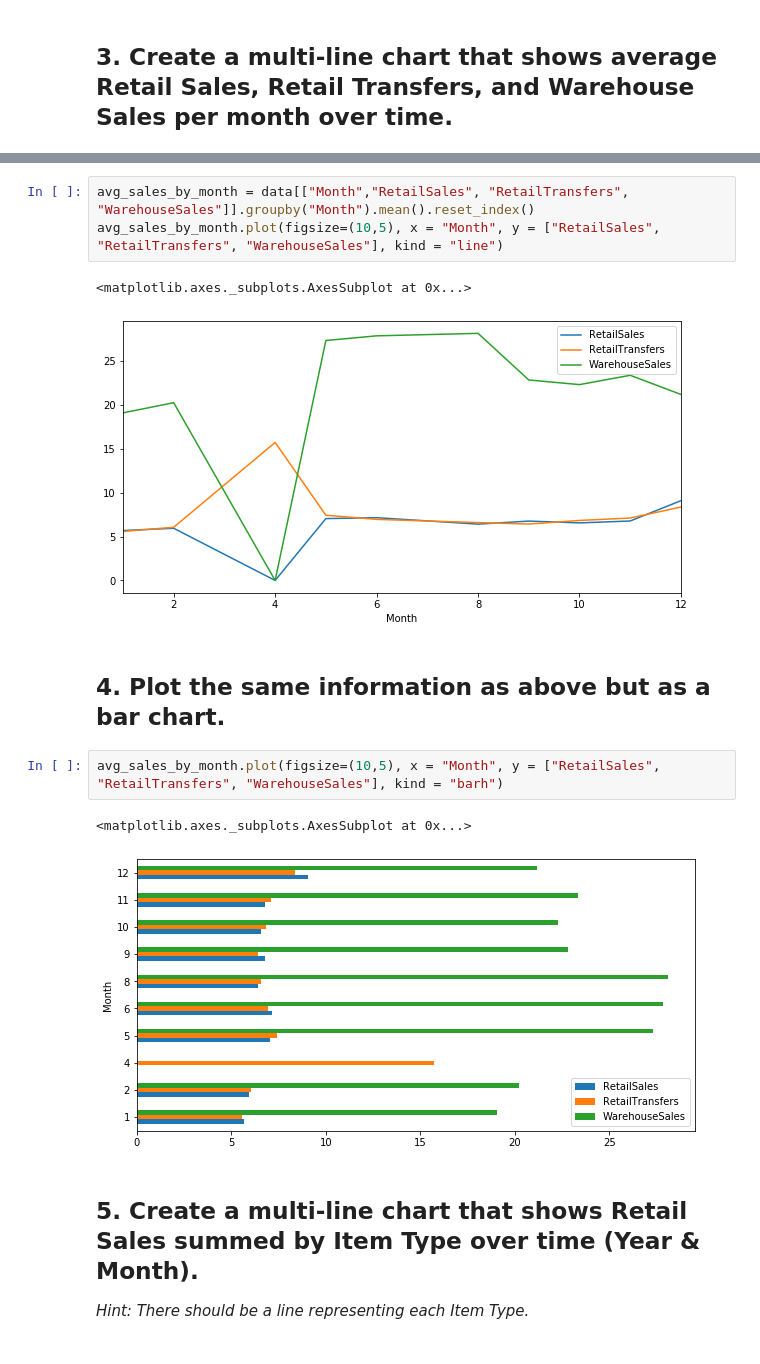
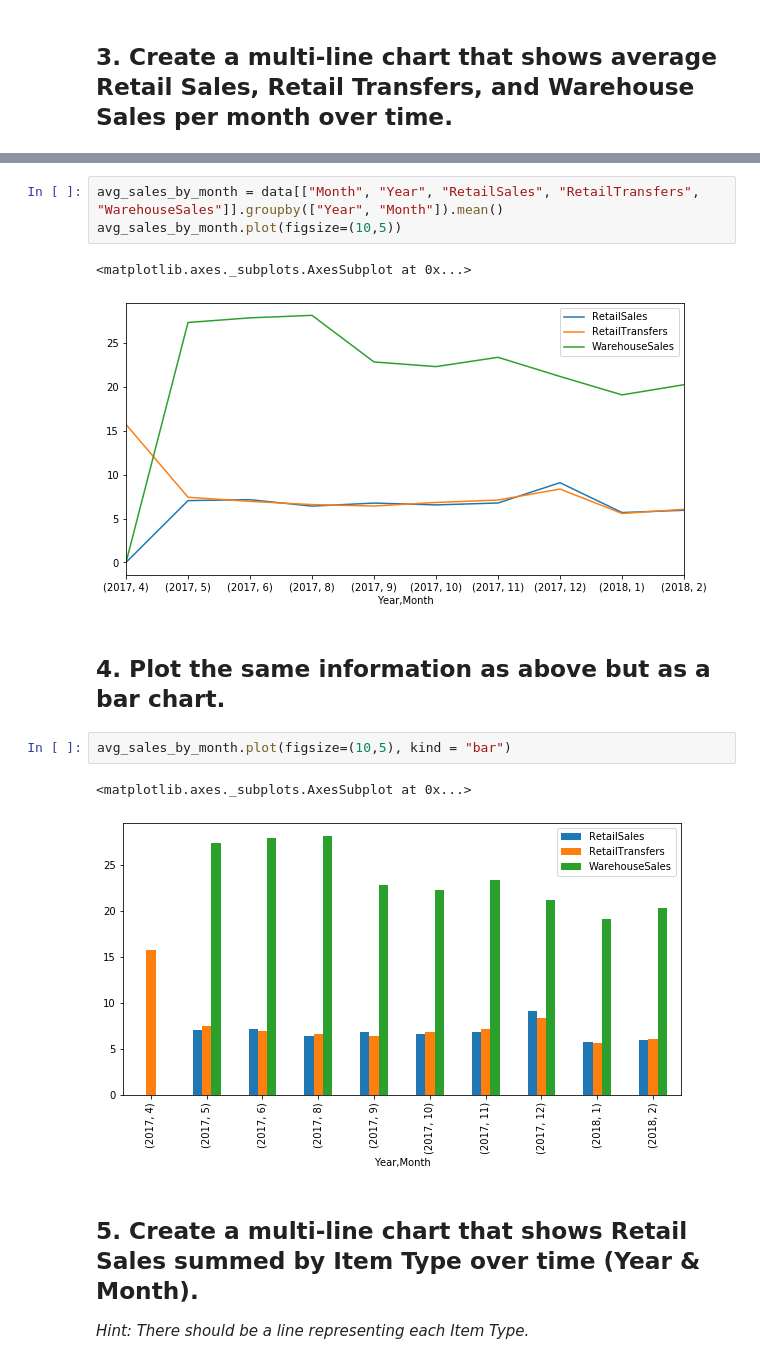
Before and after one commit to ta-data-bcn/lab-plotting-multiple-data-series, a Jupyter notebook: your-code/main.ipynb, the cells around one changed output, grey strips where cells are left out. Cells and saved outputs as stored; diff of their text form.

```diff
--- a/your-code/main.ipynb
+++ b/your-code/main.ipynb
@@ -43,16 +57,16 @@ sales_mix = sales_mix.plot(figsize=(10,5), kind="barh")
 # %%
-avg_sales_by_month = data[["Month","RetailSales", "RetailTransfers", "WarehouseSales"]].groupby("Month").mean().reset_index()
-avg_sales_by_month.plot(figsize=(10,5), x = "Month", y = ["RetailSales", "RetailTransfers", "WarehouseSales"], kind = "line")
+avg_sales_by_month = data[["Month", "Year", "RetailSales", "RetailTransfers", "WarehouseSales"]].groupby(["Year", "Month"]).mean()
+avg_sales_by_month.plot(figsize=(10,5))
 # %% [output]
 <matplotlib.axes._subplots.AxesSubplot at 0x...>
-[figure, old version]
+[figure, new version]
 # %% [markdown]
 ## 4. Plot the same information as above but as a bar chart.
 # %%
-avg_sales_by_month.plot(figsize=(10,5), x = "Month", y = ["RetailSales", "RetailTransfers", "WarehouseSales"], kind = "barh")
+avg_sales_by_month.plot(figsize=(10,5), kind = "bar")
 # %% [output]
 <matplotlib.axes._subplots.AxesSubplot at 0x...>
-[figure, old version]
+[figure, new version]
 # %% [markdown]
 ## 5. Create a multi-line chart that shows Retail Sales summed by Item Type over time (Year & Month).
 
```
Also changed, not shown: parts of 3 cells of this notebook.
